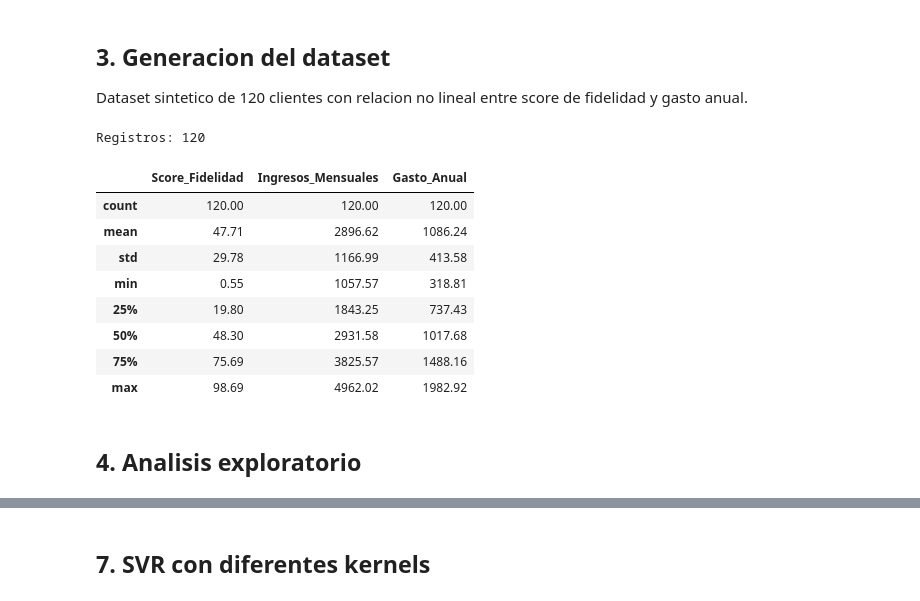
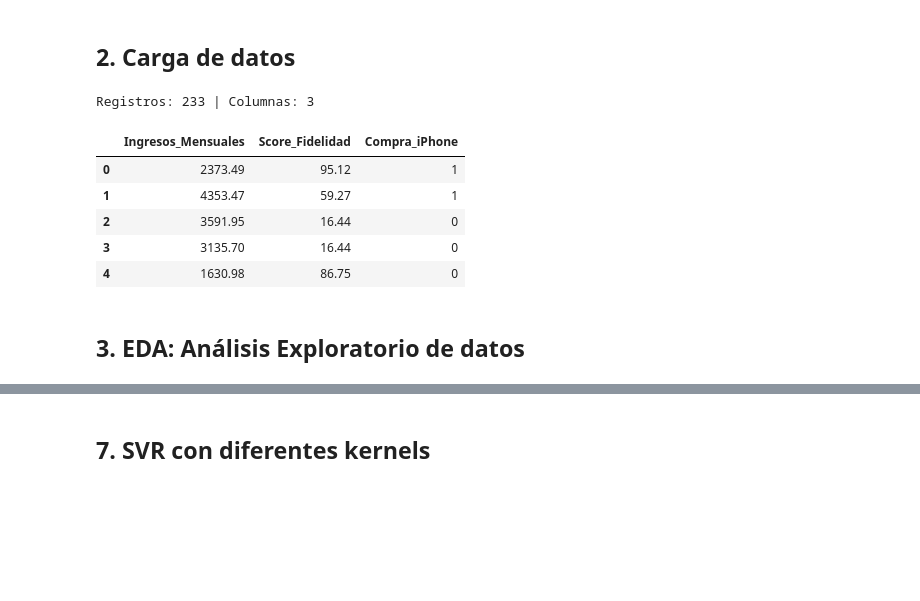
Before and after one commit to BORJAMOME/Data-Analytics-Portfolio, a Jupyter notebook: 03-Machine-Learning/01-supervisado/regresion/05-svm/01-iphone/notebook.ipynb, the cells around one changed output, grey strips where cells are left out. Saved outputs shown, nothing was run; the diff lists cells and outputs as text; code cells hidden in the pictures; blank space fills up the shorter version.

```diff
--- a/03-Machine-Learning/01-supervisado/regresion/05-svm/01-iphone/notebook.ipynb
+++ b/03-Machine-Learning/01-supervisado/regresion/05-svm/01-iphone/notebook.ipynb
@@ -50,37 +66,16 @@ np.random.seed(42)
-# %% [markdown]
-## 3. Generacion del dataset
-
-Dataset sintetico de 120 clientes con relacion no lineal entre score de fidelidad y gasto anual.
-# %%
-n = 120
-score_fidelidad = np.random.uniform(0, 100, n)
-# Relacion no lineal: funcion cuadratica con ruido
-gasto_base = 0.5 * (score_fidelidad - 50)**2 + 200
-ruido = np.random.normal(0, 80, n)
-gasto_anual = np.clip(gasto_base + ruido, 50, None)
-
-# Anadir una segunda feature: ingresos mensuales
-ingresos = np.random.uniform(1000, 5000, n)
-gasto_anual = gasto_anual + 0.15 * ingresos + np.random.normal(0, 50, n)
-
-data = pd.DataFrame({
-    "Score_Fidelidad": score_fidelidad.round(2),
-    "Ingresos_Mensuales": ingresos.round(2),
-    "Gasto_Anual": gasto_anual.round(2)
-})
-
-print(f"Registros: {data.shape[0]}")
-data.describe().round(2)
-# %% [output]
-Registros: 120
-|  | Score_Fidelidad | Ingresos_Mensuales | Gasto_Anual |
-| count | 120.00 | 120.00 | 120.00 |
-| mean | 47.71 | 2896.62 | 1086.24 |
-| std | 29.78 | 1166.99 | 413.58 |
-| min | 0.55 | 1057.57 | 318.81 |
-| 25% | 19.80 | 1843.25 | 737.43 |
-| 50% | 48.30 | 2931.58 | 1017.68 |
-| 75% | 75.69 | 3825.57 | 1488.16 |
-| max | 98.69 | 4962.02 | 1982.92 |
+# %% [markdown]
+## 2. Carga de datos
+# %%
+data = pd.read_excel("dataset_clientes_iphone.xlsx")
+print(f"Registros: {data.shape[0]} | Columnas: {data.shape[1]}")
+data.head()
+# %% [output]
+Registros: 233 | Columnas: 3
+|  | Ingresos_Mensuales | Score_Fidelidad | Compra_iPhone |
+| 0 | 2373.49 | 95.12 | 1 |
+| 1 | 4353.47 | 59.27 | 1 |
+| 2 | 3591.95 | 16.44 | 0 |
+| 3 | 3135.70 | 16.44 | 0 |
+| 4 | 1630.98 | 86.75 | 0 |
 # %% [markdown]
-## 4. Analisis exploratorio
+## 3. EDA: Análisis Exploratorio de datos
```
Also changed, not shown: parts of 28 cells of this notebook, 1 other file.
